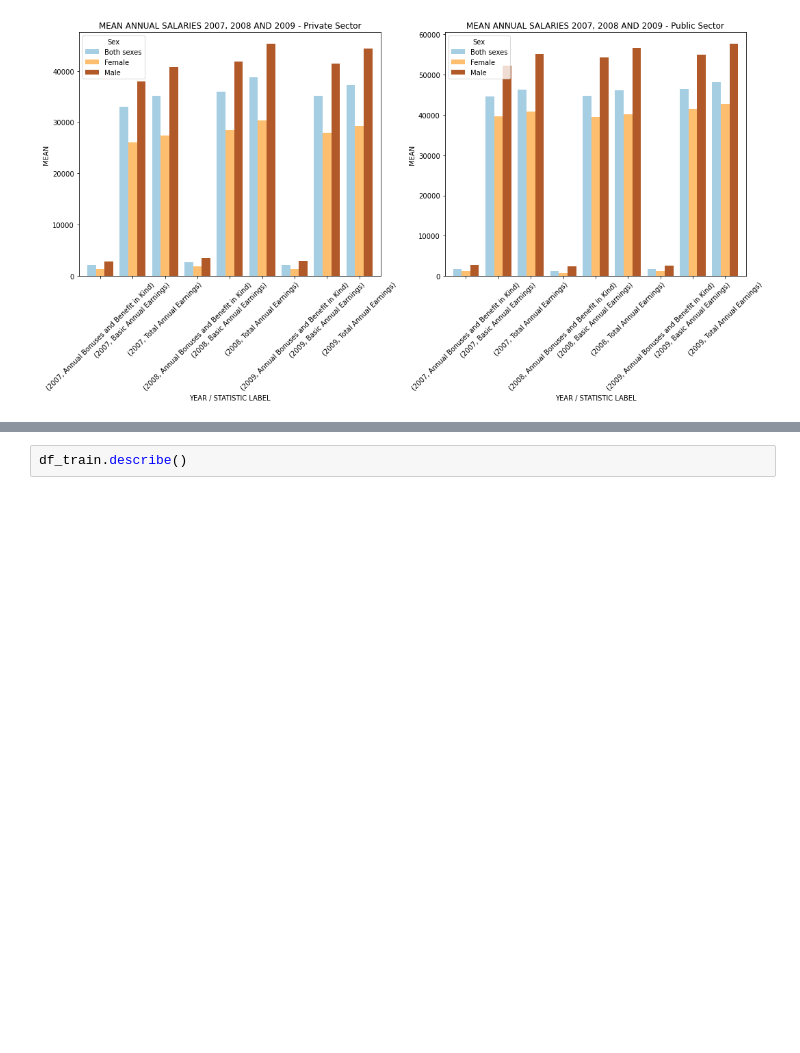
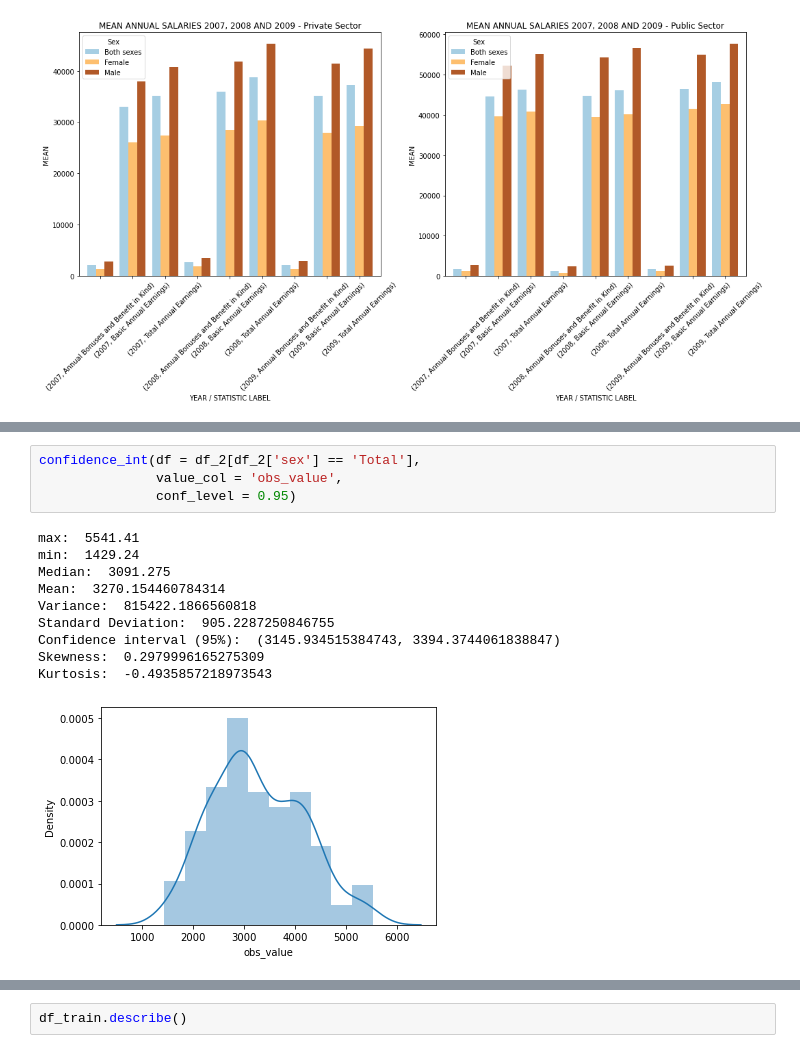
Before and after one commit to leticiacosta91/NewOfficial, a Jupyter notebook: Teste.ipynb, the cells around one changed output, grey strips where cells are left out. Cells and saved outputs as stored; diff of their text form; blank space fills up the shorter version.

```diff
--- a/Teste.ipynb
+++ b/Teste.ipynb
@@ -479,0 +854,15 @@ P-value: 0.00013755578996650045
+# %%
+confidence_int(df = df_2[df_2['sex'] == 'Total'],
+               value_col = 'obs_value',
+               conf_level = 0.95)
+# %% [output]
+max:  5541.41
+min:  1429.24
+Median:  3091.275
+Mean:  3270.154460784314
+Variance:  815422.1866560818
+Standard Deviation:  905.2287250846755
+Confidence interval (95%):  (3145.934515384743, 3394.3744061838847)
+Skewness:  0.2979996165275309
+Kurtosis:  -0.4935857218973543
+[figure, added]
```
Also changed, not shown: parts of 41 cells of this notebook.
